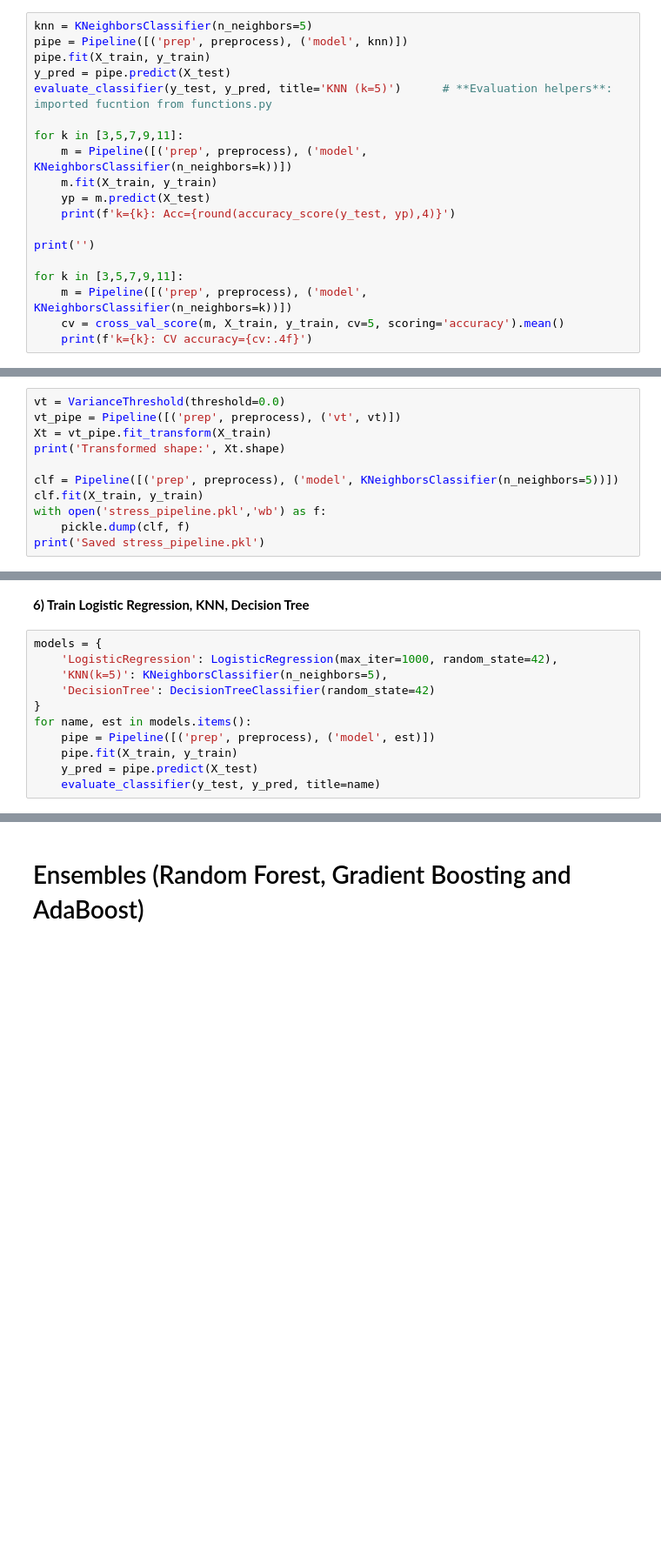
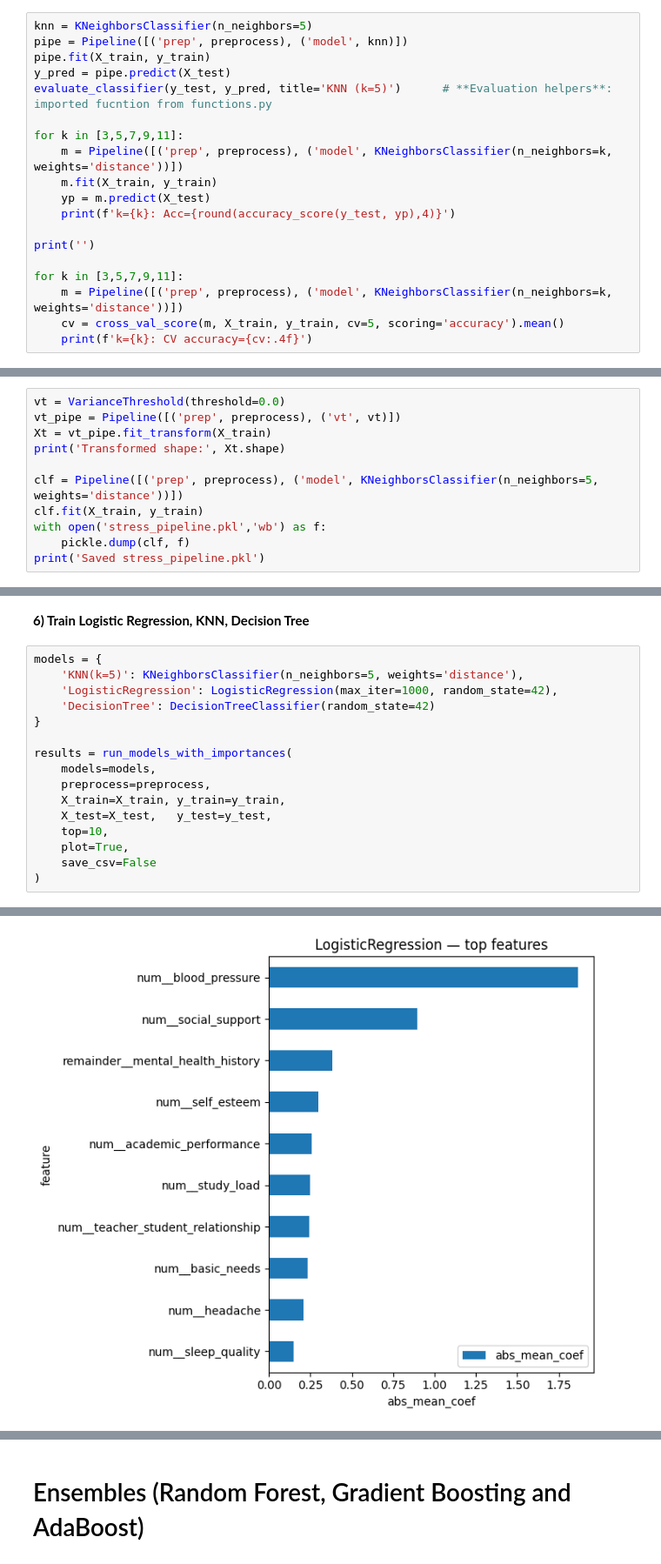
Before and after one commit to luispabloaiello-da/final_project, a Jupyter notebook: notebooks/_main_model_training.ipynb, the cells around one changed output, grey strips where cells are left out. Shown at 87% size. Cells and saved outputs as stored; diff of their text form; blank space fills up the shorter version.

Commit message:
Run a model suite and extract top features/coefficients

```diff
--- a/notebooks/_main_model_training.ipynb
+++ b/notebooks/_main_model_training.ipynb
@@ -166,7 +167,7 @@ y_pred = pipe.predict(X_test)
 evaluate_classifier(y_test, y_pred, title='KNN (k=5)')      # **Evaluation helpers**: imported fucntion from functions.py
 
 for k in [3,5,7,9,11]:
-    m = Pipeline([('prep', preprocess), ('model', KNeighborsClassifier(n_neighbors=k))])
+    m = Pipeline([('prep', preprocess), ('model', KNeighborsClassifier(n_neighbors=k, weights='distance'))])
     m.fit(X_train, y_train)
     yp = m.predict(X_test)
     print(f'k={k}: Acc={round(accuracy_score(y_test, yp),4)}')
@@ -174,7 +175,7 @@ for k in [3,5,7,9,11]:
 print('')
 
 for k in [3,5,7,9,11]:
-    m = Pipeline([('prep', preprocess), ('model', KNeighborsClassifier(n_neighbors=k))])
+    m = Pipeline([('prep', preprocess), ('model', KNeighborsClassifier(n_neighbors=k, weights='distance'))])
     cv = cross_val_score(m, X_train, y_train, cv=5, scoring='accuracy').mean()
     print(f'k={k}: CV accuracy={cv:.4f}')
 # %% [output]
@@ -203,7 +204,7 @@ vt_pipe = Pipeline([('prep', preprocess), ('vt', vt)])
 Xt = vt_pipe.fit_transform(X_train)
 print('Transformed shape:', Xt.shape)
 
-clf = Pipeline([('prep', preprocess), ('model', KNeighborsClassifier(n_neighbors=5))])
+clf = Pipeline([('prep', preprocess), ('model', KNeighborsClassifier(n_neighbors=5, weights='distance'))])
 clf.fit(X_train, y_train)
 with open('stress_pipeline.pkl','wb') as f:
     pickle.dump(clf, f)
@@ -217,13 +218,18 @@ Saved stress_pipeline.pkl
 **6) Train Logistic Regression, KNN, Decision Tree**
 # %%
 models = {
+    'KNN(k=5)': KNeighborsClassifier(n_neighbors=5, weights='distance'),
     'LogisticRegression': LogisticRegression(max_iter=1000, random_state=42),
-    'KNN(k=5)': KNeighborsClassifier(n_neighbors=5),
     'DecisionTree': DecisionTreeClassifier(random_state=42)
 }
-for name, est in models.items():
-    pipe = Pipeline([('prep', preprocess), ('model', est)])
-    pipe.fit(X_train, y_train)
-    y_pred = pipe.predict(X_test)
-    evaluate_classifier(y_test, y_pred, title=name)
+
+results = run_models_with_importances(
+    models=models,
+    preprocess=preprocess,
+    X_train=X_train, y_train=y_train,
+    X_test=X_test,   y_test=y_test,
+    top=10,
+    plot=True,
+    save_csv=False
+)
 # %% [output]
@@ -246,0 +264 @@ weighted avg     0.8600    0.8591    0.8591       220
+[figure, added]
```
Also changed, not shown: parts of 7 cells of this notebook, 6 other files.
